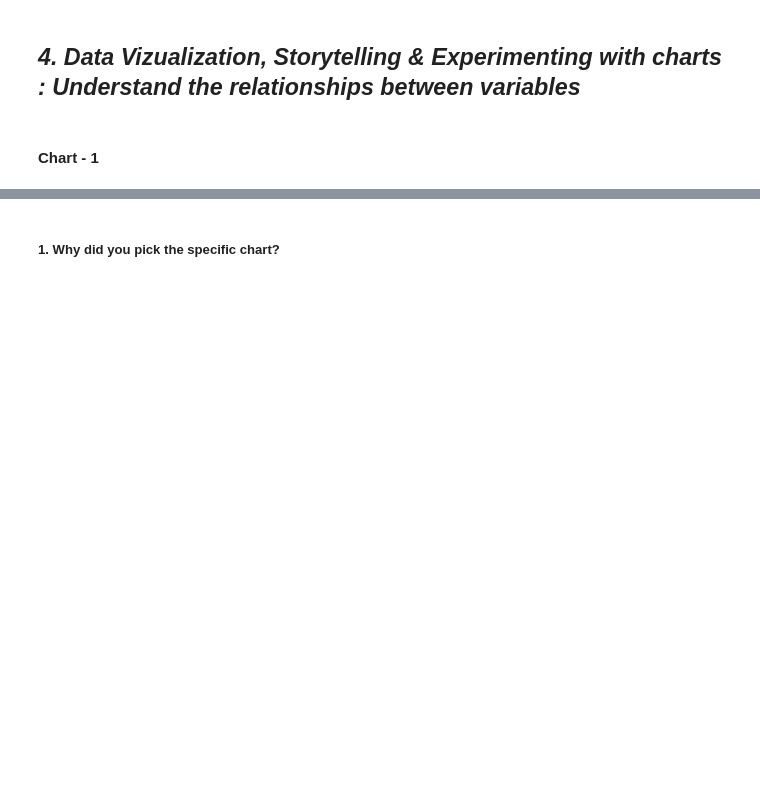
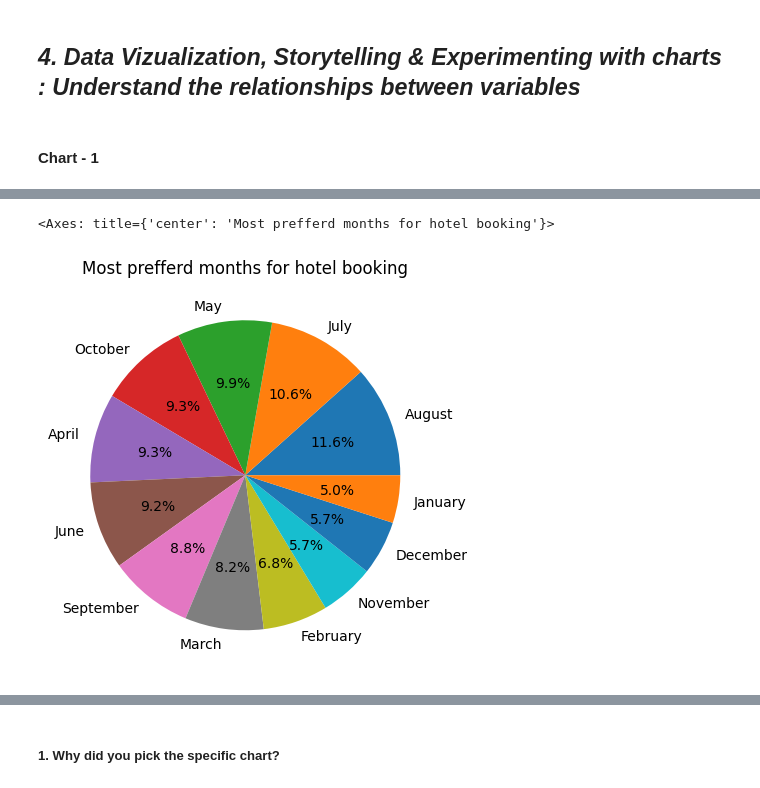
Before and after one commit to Mayank783/Hotel_booking_eda, a Jupyter notebook: Hotel_Booking_Analysis.ipynb, the cells around one changed output, grey strips where cells are left out. Cells and saved outputs as stored; diff of their text form; code cells hidden in the pictures; blank space fills up the shorter version.

```diff
--- a/Hotel_Booking_Analysis.ipynb
+++ b/Hotel_Booking_Analysis.ipynb
@@ -271,0 +301,5 @@ hotel_db.head()
+# %%
+hotel_db['arrival_date_month'].value_counts().plot(kind='pie', title='Most prefferd months for hotel booking', figsize=(5,6), autopct='%1.1f%%', ylabel='')
+# %% [output]
+<Axes: title={'center': 'Most prefferd months for hotel booking'}>
+[figure, added]
```
Also changed, not shown: parts of 11 cells of this notebook.
